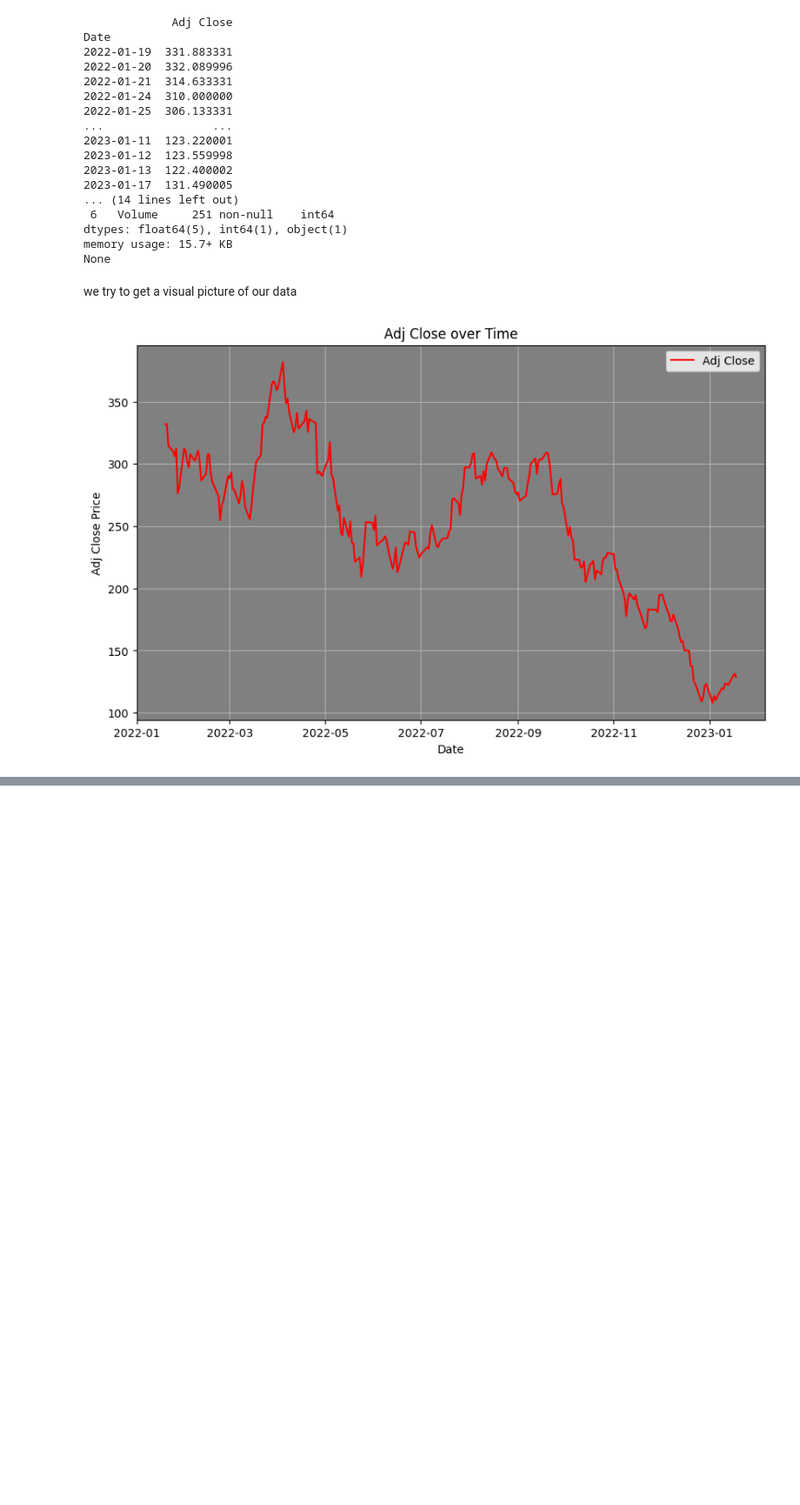
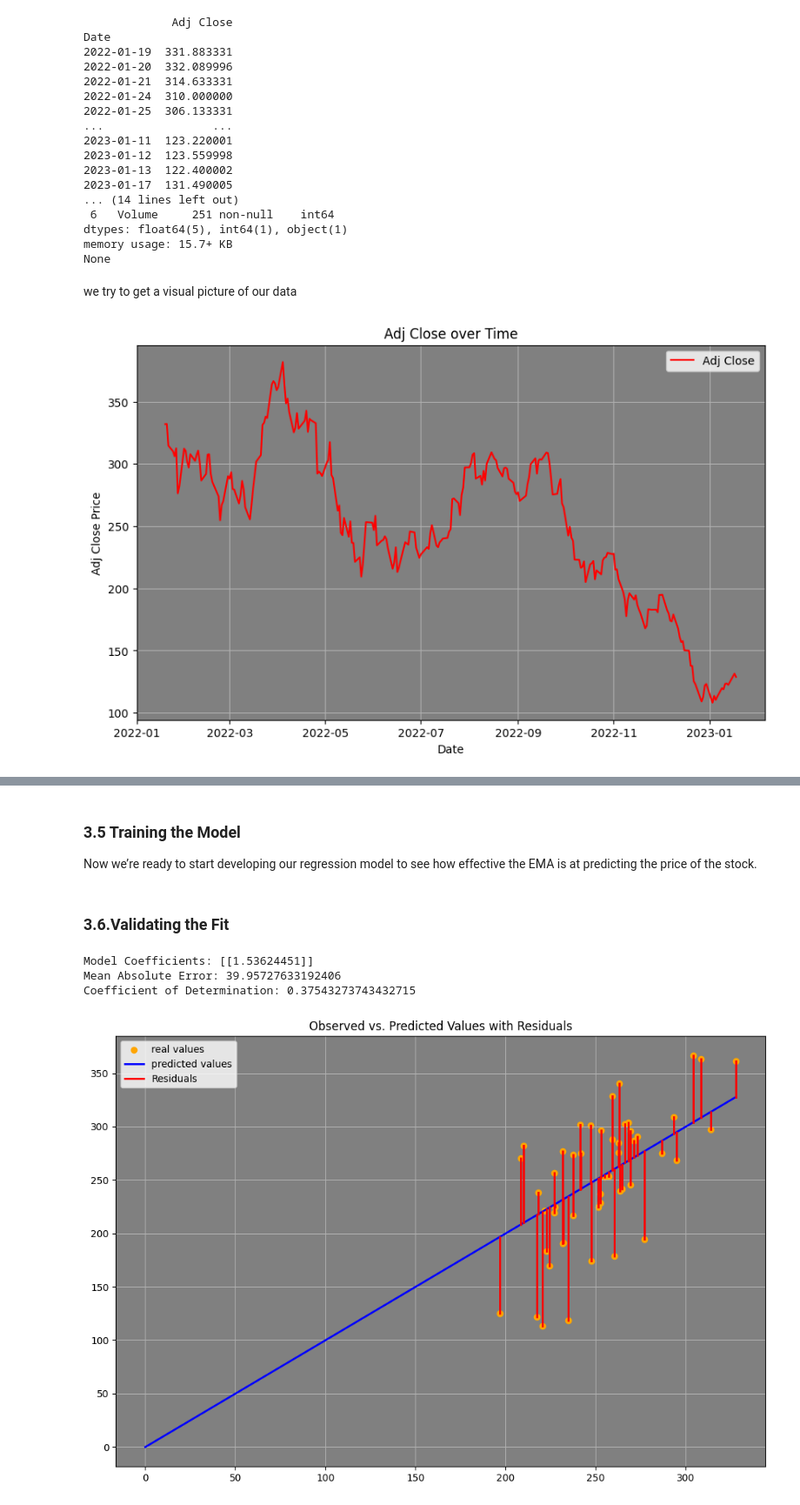
Before and after one commit to KiyaOfAUT/price-prediction, a Jupyter notebook: price prediction.ipynb, the cells around one changed output, grey strips where cells are left out. Shown at 87% size. Drawn from its saved outputs; the diff is of its cells as text; code cells hidden in the pictures; blank space fills up the shorter version.

Commit message:
added another model trained by RSI

```diff
--- a/price prediction.ipynb
+++ b/price prediction.ipynb
@@ -156,0 +253,33 @@ Final Budget after Simulation: $12945.00
+# %% [markdown]
+### 3.5 Training the Model
+Now we’re ready to start developing our regression model to see how effective the EMA is at predicting the price of the stock.
+# %%
+X_train, X_test, y_train, y_test = train_test_split(df[['RSI']], df[['Adj Close']], test_size=.2)
+model = LinearRegression()
+model.fit(X_train, y_train)
+y_pred = model.predict(X_test)
+# %% [markdown]
+### 3.6.Validating the Fit
+# %%
+print("Model Coefficients:", model.coef_)
+print("Mean Absolute Error:", mean_absolute_error(y_test, y_pred))
+print("Coefficient of Determination:", r2_score(y_test, y_pred))
+# %% [output]
+Model Coefficients: [[1.53624451]]
+Mean Absolute Error: 39.95727633192406
+Coefficient of Determination: 0.37543273743432715
+# %%
+residuals = y_test - y_pred
+plt.figure(figsize=(12, 8))
+plt.scatter(y_pred, y_test, color='orange', marker='o', alpha=1, label='real values')
+plt.plot([0, max(y_pred)[0]], [0, max(y_pred)[0]], color='blue', linestyle='-', linewidth=2, label='predicted values')
+for i in range(len(residuals)):
+    plt.plot([y_pred[i], y_pred[i]], [y_test.iloc[i], y_pred[i]], color='red', linestyle='-', linewidth=2, alpha=1)
+plt.plot([0,0], [0,0], color='red', linestyle='-', linewidth=2, alpha=1, label='Residuals')
+plt.title('Observed vs. Predicted Values with Residuals')
+plt.legend()
+plt.grid(True)
+plt.gca().set_facecolor('grey')
+plt.show()
+# %% [output]
+[figure, added]
```
Also changed, not shown: parts of 24 cells of this notebook.
